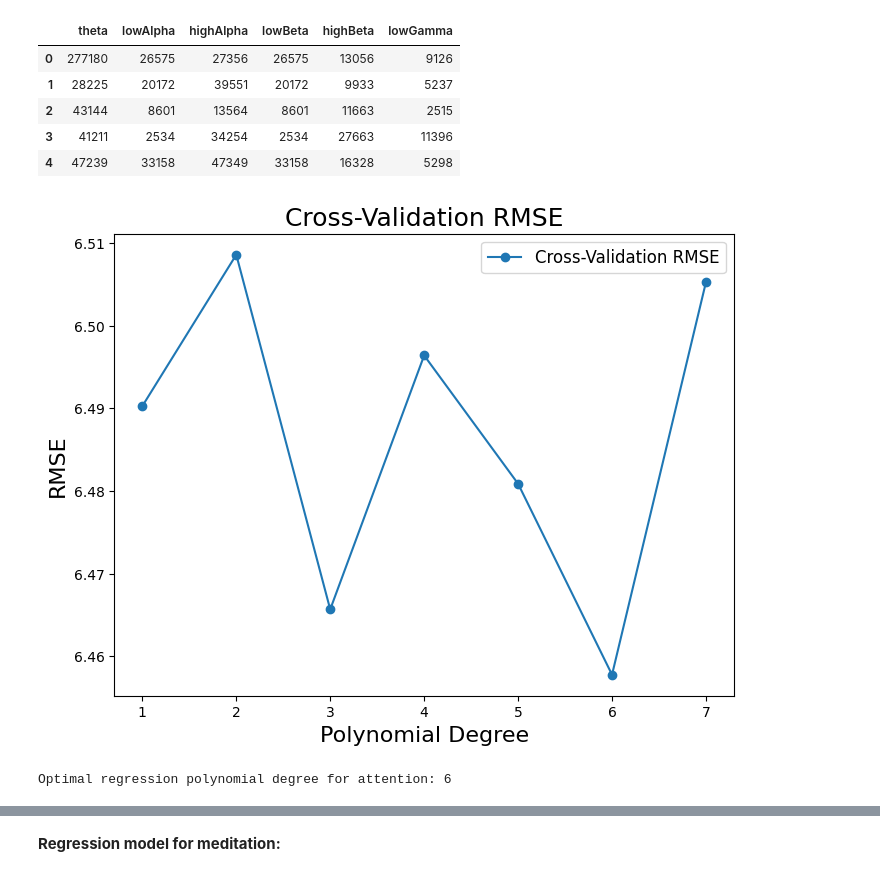
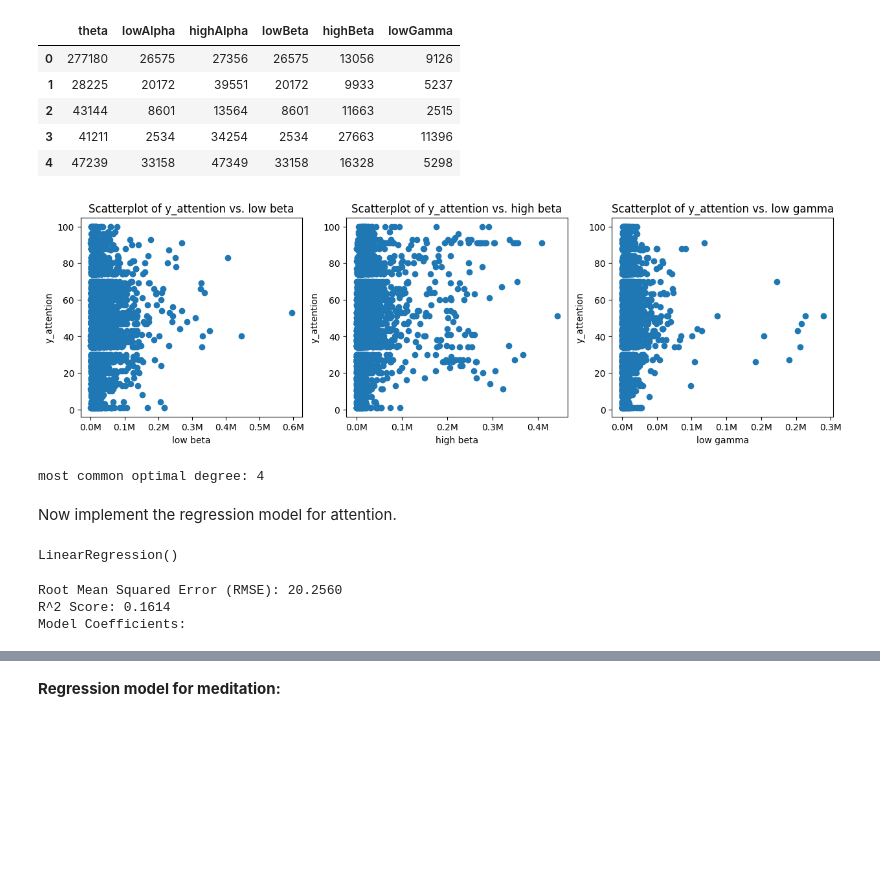
Before and after one commit to ayushilal20/MindWave-Predicting-Mental-States-through-EEG-Data, a Jupyter notebook: Sleepiness/sleepiness_regression.ipynb, the cells around one changed output, grey strips where cells are left out. Cells and saved outputs as stored; diff of their text form; code cells hidden in the pictures; blank space fills up the shorter version.

Commit message:
got decent attention results

```diff
--- a/Sleepiness/sleepiness_regression.ipynb
+++ b/Sleepiness/sleepiness_regression.ipynb
@@ -145,9 +146,19 @@ X_attention_preprocessed.head()
 | 2 | 43144 | 8601 | 13564 | 8601 | 11663 | 2515 |
 | 3 | 41211 | 2534 | 34254 | 2534 | 27663 | 11396 |
 | 4 | 47239 | 33158 | 47349 | 33158 | 16328 | 5298 |
-# %%
-optimal_attention_regression_degree = k_folds_cross_validation(X_attention_preprocessed, y_attention)
-print("Optimal regression polynomial degree for attention:", optimal_attention_regression_degree)
-# %% [output]
-[figure, removed]
-Optimal regression polynomial degree for attention: 6
+# %%
+# This function reformats millions for easier display (e.g. 3,000,000 -> 3M)
+def reformat_millions(x, pos):
+    return f'{x * 1e-6:.1f}M'
+# %%
+fig, axes = plt.subplots(nrows=1, ncols=3, figsize=(15, 4))
+for i, label in enumerate(['low beta', 'high beta', 'low gamma']):
+    axes[i].scatter(X_attention_preprocessed.iloc[:, i + 3], y_attention)
+    axes[i].set_xlabel(label)
+    axes[i].set_ylabel('y_attention')
+    axes[i].set_title(f'Scatterplot of y_attention vs. {label}')
+    axes[i].xaxis.set_major_formatter(FuncFormatter(reformat_millions))  # Format x-axis ticks
+
+plt.show()
+# %% [output]
+[figure, added]
@@ -153,0 +175,14 @@ Optimal regression polynomial degree for attention: 6
+# %%
+# Find the most common optimal degree
+most_common_optimal_degree = 0
+max_freq = -1
+for degree in degrees_dict:
+    if degrees_dict[degree] > max_freq:
+        most_common_optimal_degree = degree
+        max_freq = degrees_dict[degree]
+
+print("most common optimal degree:", most_common_optimal_degree)
+# %% [output]
+most common optimal degree: 4
+# %% [markdown]
+Now implement the regression model for attention.
@@ -153,0 +195,6 @@ Optimal regression polynomial degree for attention: 6
+# %%
+
+attention_poly_model = LinearRegression()
+attention_poly_model.fit(X_attention_train, y_attention_train)
+# %% [output]
+LinearRegression()
@@ -153,0 +203,15 @@ Optimal regression polynomial degree for attention: 6
+# %%
+# Calculate RMSE and R^2 Score
+attention_poly_rmse = root_mean_squared_error(y_attention_test, attention_poly_y_pred)
+attention_poly_r2 = r2_score(y_attention_test, attention_poly_y_pred)
+
+# Print the results
+print(f"Root Mean Squared Error (RMSE): {attention_poly_rmse:.4f}")
+print(f"R^2 Score: {attention_poly_r2:.4f}")
+print("Model Coefficients:")
+# for i, coef in enumerate(attention_poly_model.coef_):
+#     print(f"  Coefficient for feature {i + 1}: {coef}")
+# %% [output]
+Root Mean Squared Error (RMSE): 20.2560
+R^2 Score: 0.1614
+Model Coefficients:
```
Also changed, not shown: parts of 10 cells of this notebook.
